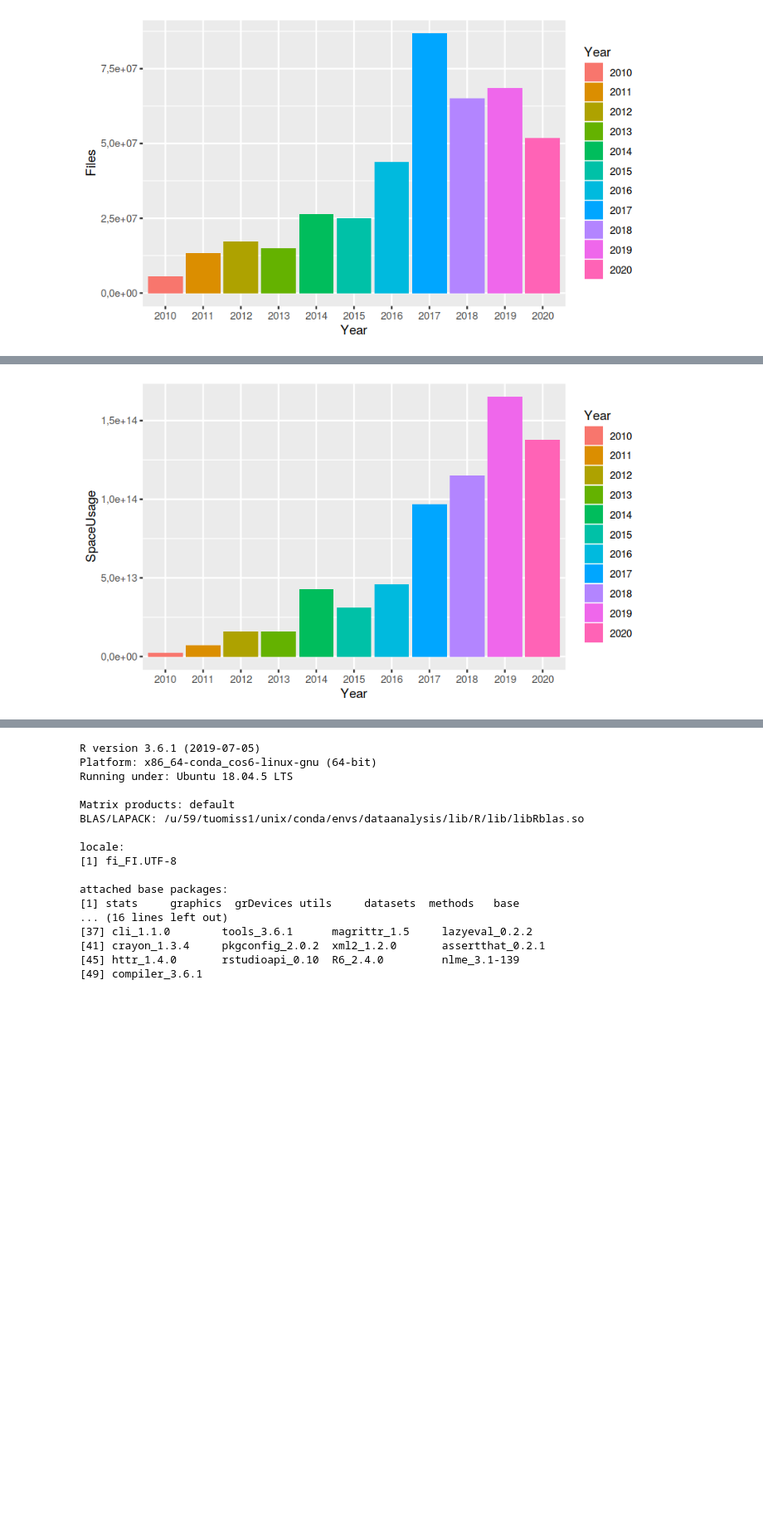
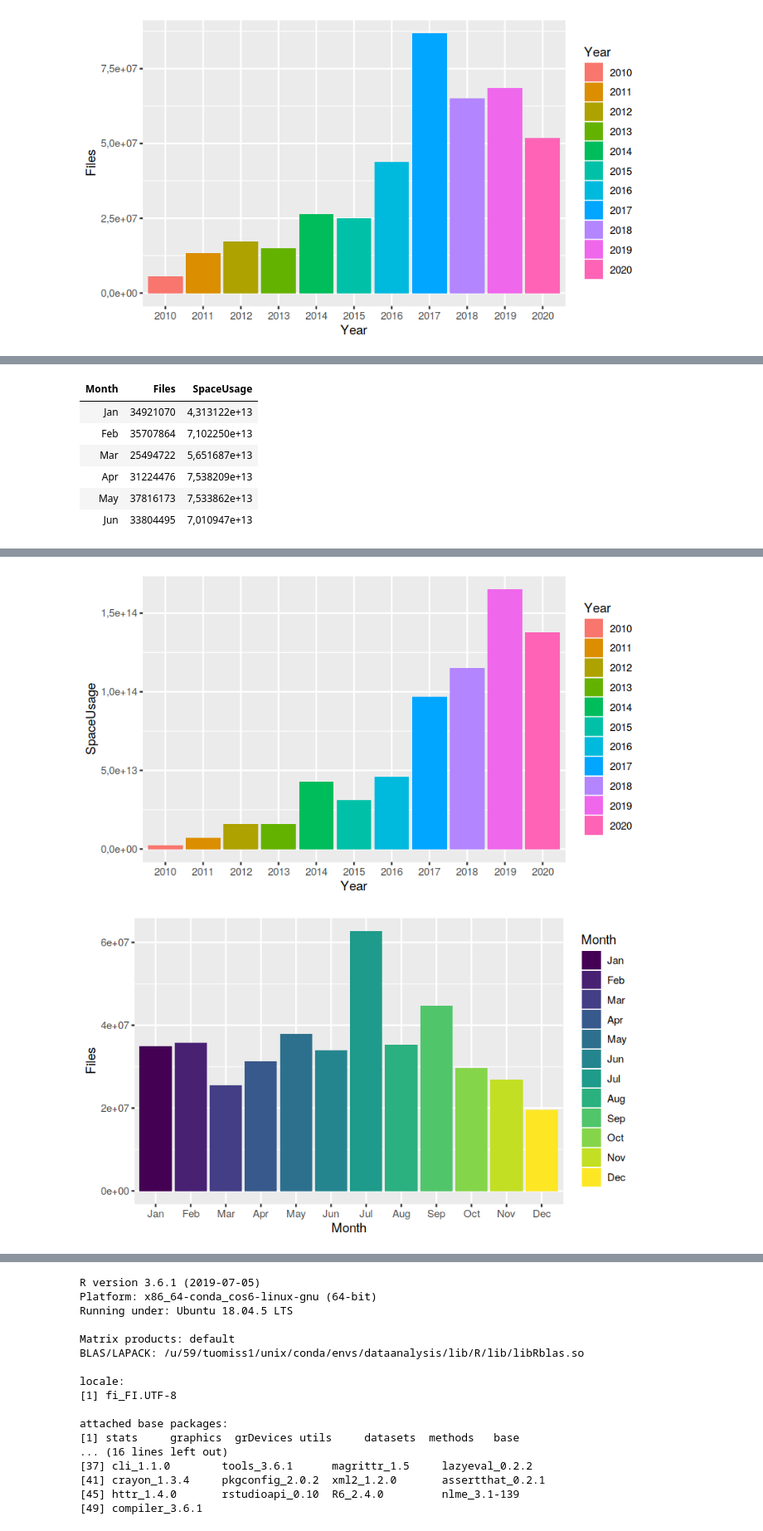
Before and after one commit to AaltoSciComp/data-analysis-workflows-course, a Jupyter notebook: r_exercises/ch3-r-lecture.ipynb, the cells around one changed output, grey strips where cells are left out. Shown: that part at 83% size. Cells and saved outputs as stored; diff of their text form; code cells hidden in the pictures; blank space fills up the shorter version.

```diff
--- a/r_exercises/ch3-r-lecture.ipynb
+++ b/r_exercises/ch3-r-lecture.ipynb
@@ -178,21 +178,22 @@ newfiles_yearly_sum %>%
 # %% [output]
 [figure]
 # %%
-newfiles_yearly_sum <- aggregate_filesize_data(filesizes, c('Year'), 'Files', sum)
-newusage_yearly_sum <- aggregate_filesize_data(filesizes, c('Year'), 'SpaceUsage', sum)
-newfiles_monthly_sum <- aggregate_filesize_data(filesizes, c('Month'), 'Files', sum)
-newusage_monthly_sum <- aggregate_filesize_data(filesizes, c('Month'), 'SpaceUsage', sum)
+yearly_sum <- aggregate_filesize_data(filesizes, c('Year'), c('Files', 'SpaceUsage'), sum)
+monthly_sum <- aggregate_filesize_data(filesizes, c('Month'), c('Files', 'SpaceUsage'), sum)
 
-print(newfiles_yearly_sum %>%
+head(yearly_sum)
+head(monthly_sum)
+
+print(yearly_sum %>%
     ggplot(aes(x=Year, y=Files, fill=Year)) +
     geom_col())
-print(newusage_yearly_sum %>%
+print(yearly_sum %>%
     ggplot(aes(x=Year, y=SpaceUsage, fill=Year)) +
     geom_col())
-print(newfiles_monthly_sum %>%
+print(monthly_sum %>%
     ggplot(aes(x=Month, y=Files, fill=Month)) +
     geom_col())
-print(newusage_monthly_sum %>%
+print(monthly_sum %>%
     ggplot(aes(x=Month, y=SpaceUsage, fill=Month)) +
     geom_col())
 # %% [output]
@@ -199,2 +207,10 @@ print(newusage_monthly_sum %>%
+| Month | Files | SpaceUsage |
+| Jan | 34921070 | 4,313122e+13 |
+| Feb | 35707864 | 7,102250e+13 |
+| Mar | 25494722 | 5,651687e+13 |
+| Apr | 31224476 | 7,538209e+13 |
+| May | 37816173 | 7,533862e+13 |
+| Jun | 33804495 | 7,010947e+13 |
 [figure]
 [figure]
+[figure, added]
```
Also changed, not shown: parts of 2 cells of this notebook, 2 other files.
